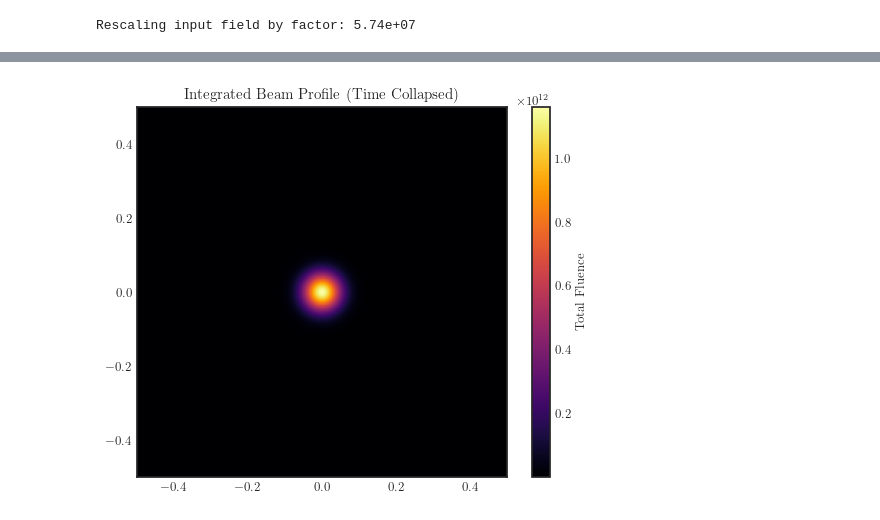
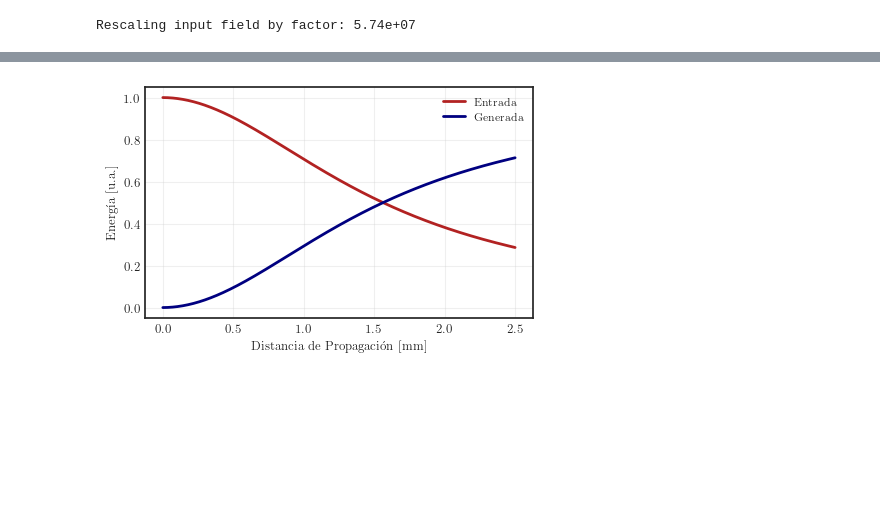
Before and after one commit to juardilag/asmpy, a Jupyter notebook: test.ipynb, the cells around one changed output, grey strips where cells are left out. Cells and saved outputs as stored; diff of their text form; code cells hidden in the pictures; blank space fills up the shorter version.

```diff
--- a/test.ipynb
+++ b/test.ipynb
@@ -190,8 +193,4 @@ from asm import initialize_gaussian_pulse_3d, run_shg_simulation, normalize_fiel
 # %%
-# --- EXAMPLE CONFIGURATION ---
-
-# 1. Define Sellmeier equations for Ordinary (o) and Extraordinary (e) rays
-# (Simplified placeholders for BBO)
 def get_n_o(delta_omega):
     # This should be the Sellmeier for n_o at lambda1
     return 1.66  # Placeholder
@@ -199,7 +198,7 @@ def get_n_o(delta_omega):
 def get_n_e(delta_omega):
     # This should be the Sellmeier for n_e(theta) at lambda2
     # If phase matched, n_e(2w) should be close to n_o(w)
-    return 1.6601 # Slight mismatch creates fringes (Wait for it!)
+    return 1.661 # Slight mismatch creates fringes
 
 # 2. Simulation Params
 L = 1e-3 # 1mm grid
@@ -211,7 +210,7 @@ N_t = 256
 w0 = 100e-6 # 100 micron beam
 tau = 50e-15 # 50 fs pulse
 d_eff = 2.0e-12 # 2 pm/V (Typical BBO value)
-z_total = 2e-3 # 2 mm crystal
+z_total = 2.5e-3 # 2 mm crystal
 
 # 3. Initialize
 E1_raw = initialize_gaussian_pulse_3d(N_t, N_x, L, T, w0=100e-6, tau=50e-15)
@@ -221,8 +220,7 @@ E1_raw = initialize_gaussian_pulse_3d(N_t, N_x, L, T, w0=100e-6, tau=50e-15)
 E1_in = normalize_field_to_energy(E1_raw, energy_joules=10e-9, dx=dx, dt=dt, n=1.66)
 E2_0 = jnp.zeros_like(E1_in) # Start with no SHG
 
-# 4. Run
-E1_final, E2_final = run_shg_simulation(
+E1_final, E2_final, U1_hist, U2_hist = run_shg_simulation_with_history(
     E1_in, E2_0,
     L, T,
     800e-9, # Fundamental
@@ -230,8 +228,7 @@ E1_final, E2_final = run_shg_simulation(
     get_n_e, # n2 function
     d_eff,
     z_total,
-    N_steps=500 # Steps depends on nonlinearity strength.
-                # If d_eff is high, use more steps.
+    N_steps = 1_000 # Steps depends on nonlinearity strength.
 )
 # %% [output]
 Rescaling input field by factor: 5.74e+07
@@ -252,14 +235,23 @@ plt.show()
-# %%
-# Collapse the time axis to see the total energy footprint
-fluence_map = jnp.sum(jnp.abs(E2_final)**2, axis=0)
-
-plt.figure()
-plt.imshow(fluence_map,
-           extent=[x_mm[0], x_mm[-1], x_mm[0], x_mm[-1]],
-           origin='lower',
-           cmap='inferno')
-plt.colorbar(label="Total Fluence")
-plt.title("Integrated Beam Profile (Time Collapsed)")
-plt.show()
-# %% [output]
-[figure, removed]
+# %%
+fig, ax = plt.subplots(figsize=(5.0, 3.0), gridspec_kw={'wspace': 0.4})
+
+z_axis = jnp.linspace(0, z_total * 1000, len(U1_hist)) # Convert to mm
+
+# Normalize to initial energy to see Efficiency (0 to 1.0)
+initial_energy = U1_hist[0] + U2_hist[0]
+norm_U1 = U1_hist / initial_energy
+norm_U2 = U2_hist / initial_energy
+
+plt.plot(z_axis, norm_U1, label='Entrada', color='firebrick', linewidth=2)
+plt.plot(z_axis, norm_U2, label='Generada', color='navy', linewidth=2)
+
+plt.xlabel("Distancia de Propagación [mm]")
+plt.ylabel("Energía [u.a.]")
+plt.legend()
+plt.grid(True, alpha=0.3)
+
+plt.tight_layout()
+plt.savefig('energia_shg.png', dpi = 300, bbox_inches ='tight')
+plt.show()
+# %% [output]
+[figure, added]
```
Also changed, not shown: parts of 5 cells of this notebook.
